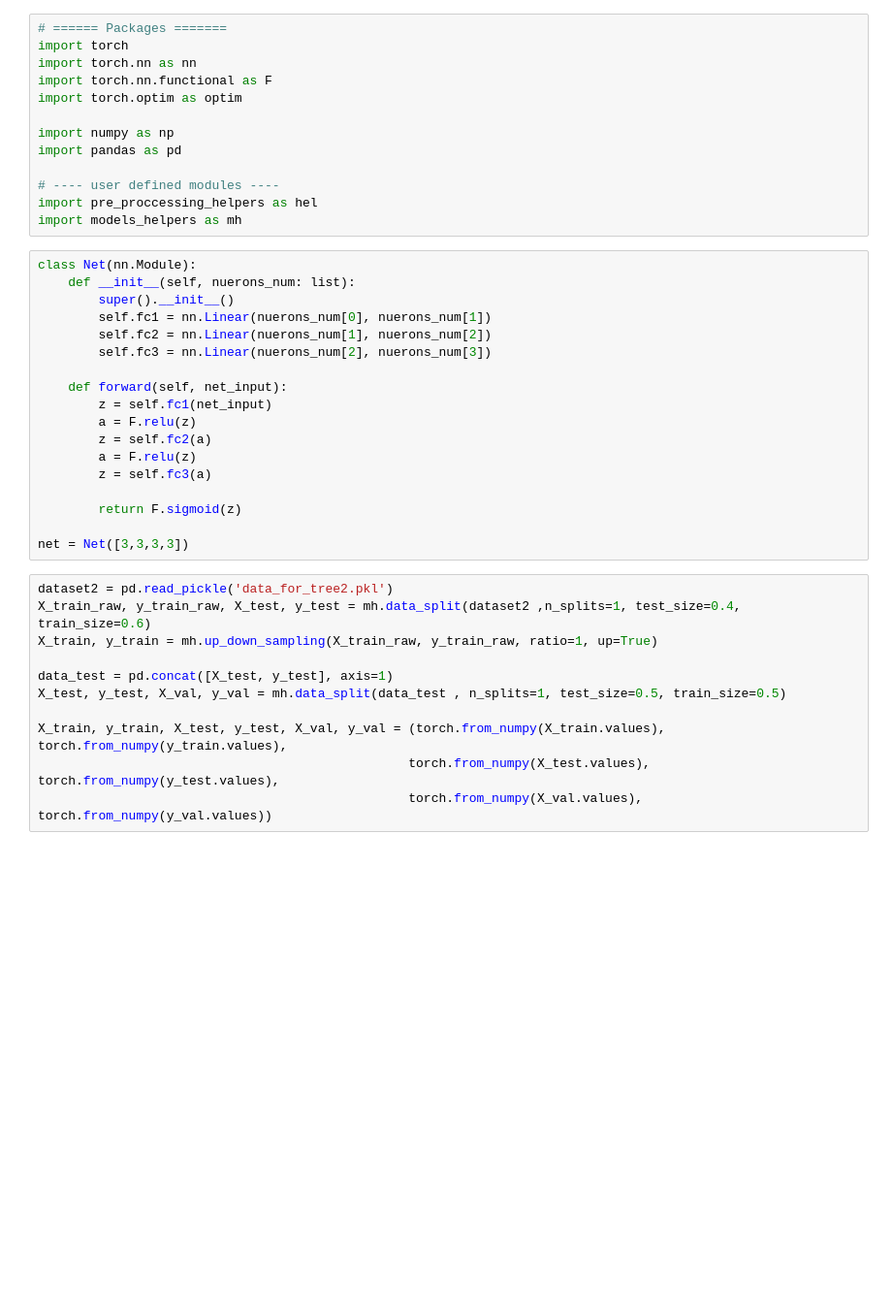
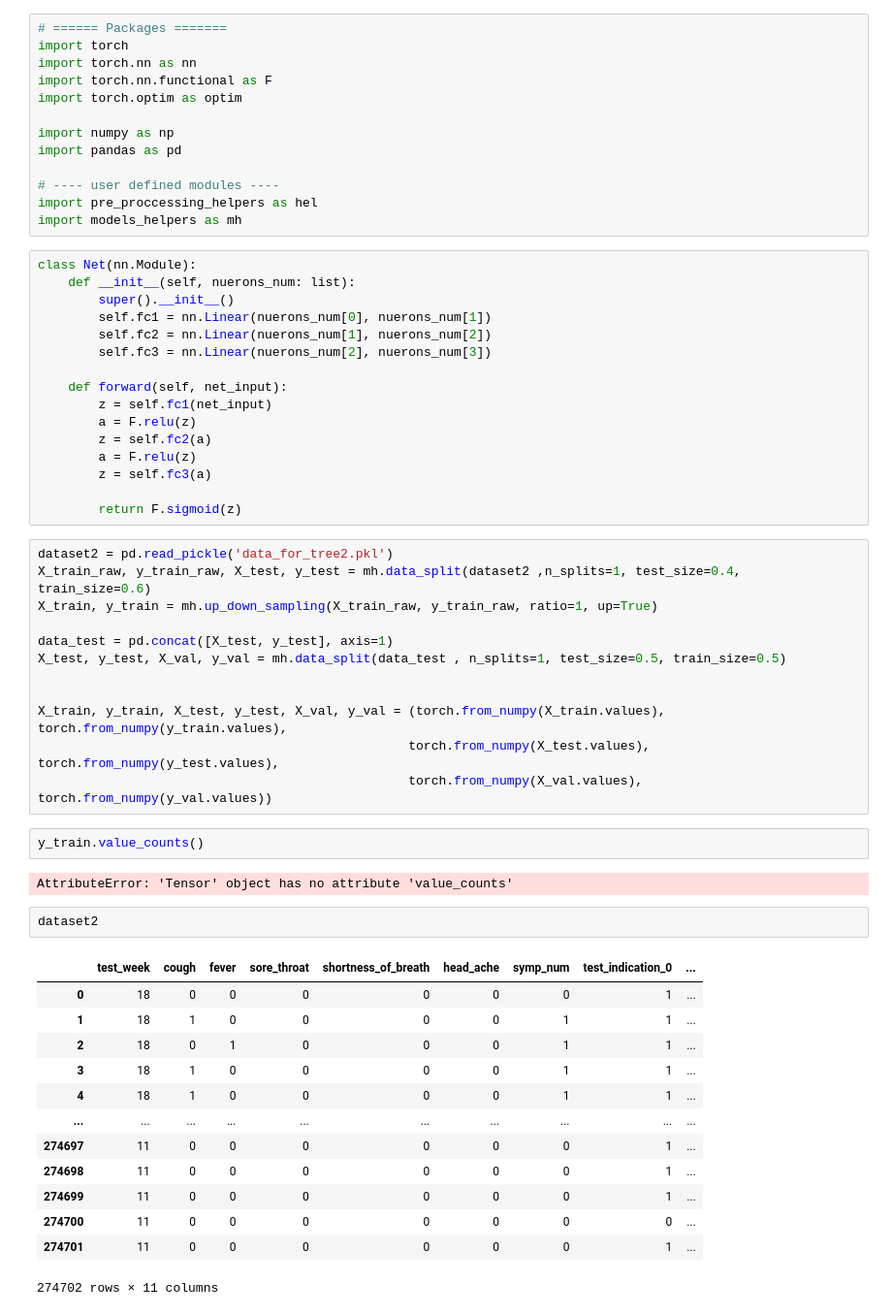
Before and after one commit to NirLalum/corona-diagnosis, a Jupyter notebook: dnn.ipynb, the cells around one changed output. Shown at 97% size. Saved outputs shown, nothing was run; the diff lists cells and outputs as text; blank space fills up the shorter version.

```diff
--- a/dnn.ipynb
+++ b/dnn.ipynb
@@ -27,8 +27,6 @@ class Net(nn.Module):
         z = self.fc3(a)
 
         return F.sigmoid(z)
-
-net = Net([3,3,3,3])
 # %%
 dataset2 = pd.read_pickle('data_for_tree2.pkl')
 X_train_raw, y_train_raw, X_test, y_test = mh.data_split(dataset2 ,n_splits=1, test_size=0.4, train_size=0.6)
@@ -37,9 +35,30 @@ X_train, y_train = mh.up_down_sampling(X_train_raw, y_train_raw, ratio=1, up=Tru
 data_test = pd.concat([X_test, y_test], axis=1)
 X_test, y_test, X_val, y_val = mh.data_split(data_test , n_splits=1, test_size=0.5, train_size=0.5)
 
+
 X_train, y_train, X_test, y_test, X_val, y_val = (torch.from_numpy(X_train.values), torch.from_numpy(y_train.values),
                                                  torch.from_numpy(X_test.values), torch.from_numpy(y_test.values),
                                                  torch.from_numpy(X_val.values), torch.from_numpy(y_val.values))
+# %%
+y_train.value_counts()
+# %% [output]
+AttributeError: 'Tensor' object has no attribute 'value_counts'
+# %%
+dataset2
+# %% [output]
+|  | test_week | cough | fever | sore_throat | shortness_of_breath | head_ache | symp_num | test_indication_0 | ... |
+| 0 | 18 | 0 | 0 | 0 | 0 | 0 | 0 | 1 | ... |
+| 1 | 18 | 1 | 0 | 0 | 0 | 0 | 1 | 1 | ... |
+| 2 | 18 | 0 | 1 | 0 | 0 | 0 | 1 | 1 | ... |
+| 3 | 18 | 1 | 0 | 0 | 0 | 0 | 1 | 1 | ... |
+| 4 | 18 | 1 | 0 | 0 | 0 | 0 | 1 | 1 | ... |
+| ... | ... | ... | ... | ... | ... | ... | ... | ... | ... |
+| 274697 | 11 | 0 | 0 | 0 | 0 | 0 | 0 | 1 | ... |
+| 274698 | 11 | 0 | 0 | 0 | 0 | 0 | 0 | 1 | ... |
+| 274699 | 11 | 0 | 0 | 0 | 0 | 0 | 0 | 1 | ... |
+| 274700 | 11 | 0 | 0 | 0 | 0 | 0 | 0 | 0 | ... |
+| 274701 | 11 | 0 | 0 | 0 | 0 | 0 | 0 | 1 | ... |
+274702 rows × 11 columns
 # %%
 X_train.size()
 # %% [output]
```
Also changed, not shown: parts of 7 cells of this notebook.
